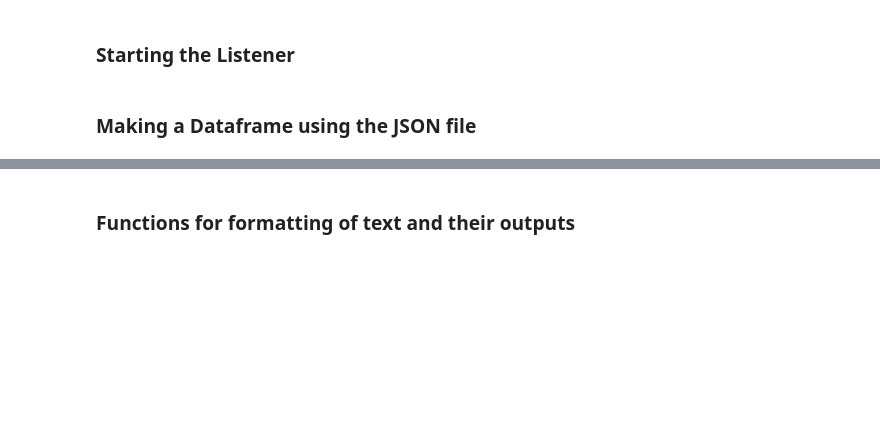
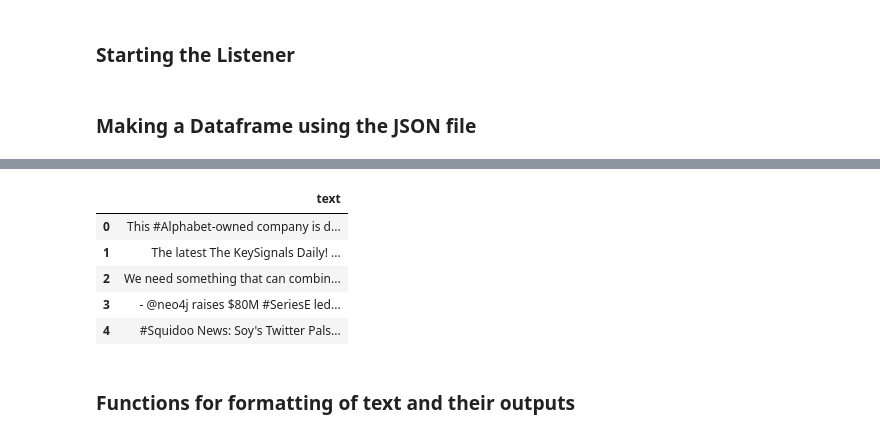
Before and after one commit to ManaliSharma/Umbrella_Academy, a Jupyter notebook: After_Metadata.ipynb, the cells around one changed output, grey strips where cells are left out. Drawn from its saved outputs; the diff is of its cells as text; code cells hidden in the pictures; blank space fills up the shorter version.

```diff
--- a/After_Metadata.ipynb
+++ b/After_Metadata.ipynb
@@ -131,6 +134,15 @@ df_clean=df['text']
 # %%
 #Making the dataframe
 df_cleans=pd.DataFrame({'text':df_clean})
+# %%
+df_cleans.head()
+# %% [output]
+|  | text |
+| 0 | This #Alphabet-owned company is d... |
+| 1 | The latest The KeySignals Daily! ... |
+| 2 | We need something that can combin... |
+| 3 | - @neo4j raises $80M #SeriesE led... |
+| 4 | #Squidoo News: Soy's Twitter Pals... |
 # %% [markdown]
 ### Functions for formatting of text and their outputs
 # %%
```
Also changed, not shown: parts of 16 cells of this notebook, 12 other files.
